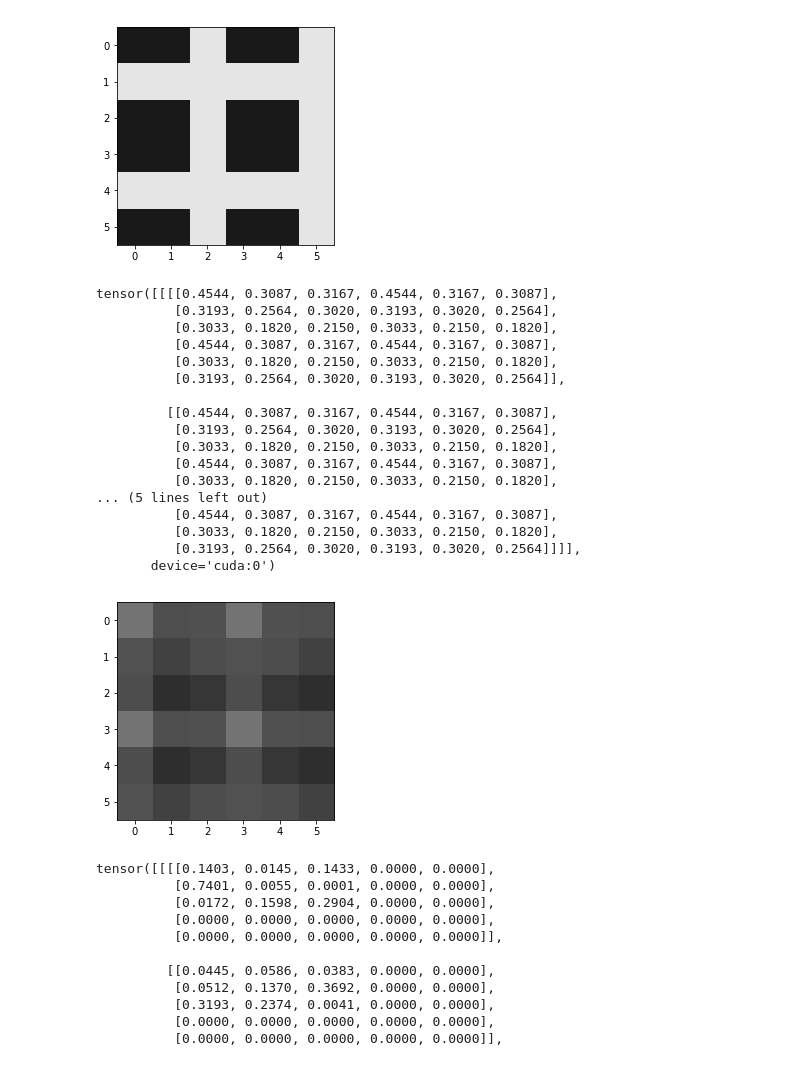
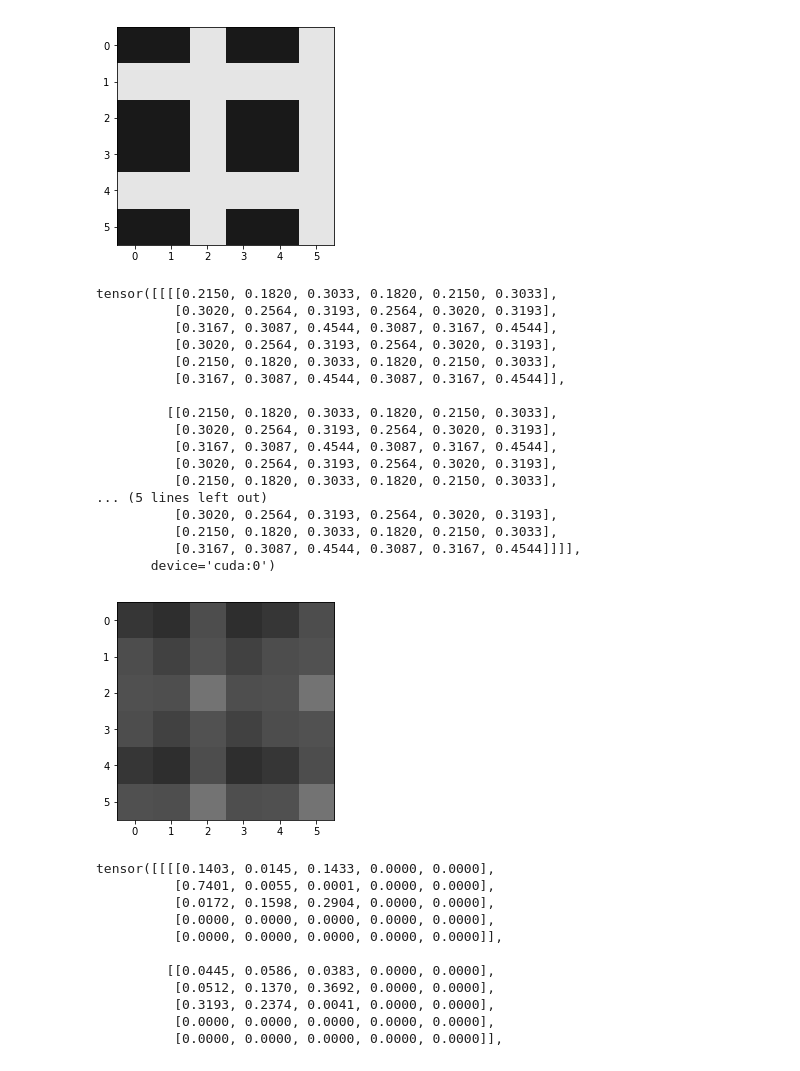
Before and after one commit to Lewington-pitsos/neural_synthesis, a Jupyter notebook: pad.ipynb, the cells around one changed output. Drawn from its saved outputs; the diff is of its cells as text; code cells hidden in the pictures.

```diff
--- a/pad.ipynb
+++ b/pad.ipynb
@@ -66,29 +66,29 @@ img.show_image(f)
 # %% [output]
 [figure]
 # %%
-importlib.reload(losses)
-target = losses.deep_correlation_matrix(f)
+importlib.reload(stats)
+target = stats.deep_correlation_matrix(f)
 print(target)
 img.show_image(target)
 # %% [output]
-tensor([[[[0.4544, 0.3087, 0.3167, 0.4544, 0.3167, 0.3087],
-          [0.3193, 0.2564, 0.3020, 0.3193, 0.3020, 0.2564],
-          [0.3033, 0.1820, 0.2150, 0.3033, 0.2150, 0.1820],
-          [0.4544, 0.3087, 0.3167, 0.4544, 0.3167, 0.3087],
-          [0.3033, 0.1820, 0.2150, 0.3033, 0.2150, 0.1820],
-          [0.3193, 0.2564, 0.3020, 0.3193, 0.3020, 0.2564]],
+tensor([[[[0.2150, 0.1820, 0.3033, 0.1820, 0.2150, 0.3033],
+          [0.3020, 0.2564, 0.3193, 0.2564, 0.3020, 0.3193],
+          [0.3167, 0.3087, 0.4544, 0.3087, 0.3167, 0.4544],
+          [0.3020, 0.2564, 0.3193, 0.2564, 0.3020, 0.3193],
+          [0.2150, 0.1820, 0.3033, 0.1820, 0.2150, 0.3033],
+          [0.3167, 0.3087, 0.4544, 0.3087, 0.3167, 0.4544]],
 
-         [[0.4544, 0.3087, 0.3167, 0.4544, 0.3167, 0.3087],
-          [0.3193, 0.2564, 0.3020, 0.3193, 0.3020, 0.2564],
-          [0.3033, 0.1820, 0.2150, 0.3033, 0.2150, 0.1820],
-          [0.4544, 0.3087, 0.3167, 0.4544, 0.3167, 0.3087],
-          [0.3033, 0.1820, 0.2150, 0.3033, 0.2150, 0.1820],
+         [[0.2150, 0.1820, 0.3033, 0.1820, 0.2150, 0.3033],
+          [0.3020, 0.2564, 0.3193, 0.2564, 0.3020, 0.3193],
+          [0.3167, 0.3087, 0.4544, 0.3087, 0.3167, 0.4544],
+          [0.3020, 0.2564, 0.3193, 0.2564, 0.3020, 0.3193],
+          [0.2150, 0.1820, 0.3033, 0.1820, 0.2150, 0.3033],
 ... (5 lines left out)
-          [0.4544, 0.3087, 0.3167, 0.4544, 0.3167, 0.3087],
-          [0.3033, 0.1820, 0.2150, 0.3033, 0.2150, 0.1820],
-          [0.3193, 0.2564, 0.3020, 0.3193, 0.3020, 0.2564]]]],
+          [0.3020, 0.2564, 0.3193, 0.2564, 0.3020, 0.3193],
+          [0.2150, 0.1820, 0.3033, 0.1820, 0.2150, 0.3033],
+          [0.3167, 0.3087, 0.4544, 0.3087, 0.3167, 0.4544]]]],
        device='cuda:0')
-[figure, old version]
+[figure, new version]
 # %%
 importlib.reload(losses)
 y = img.random_image(1, 5)
```
Also changed, not shown: parts of 4 cells of this notebook, 3 other files.
